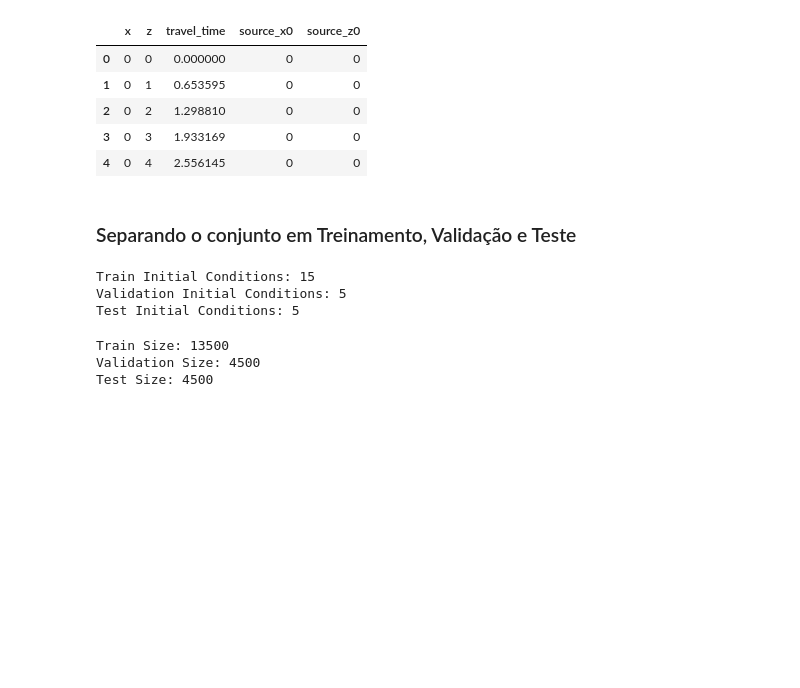
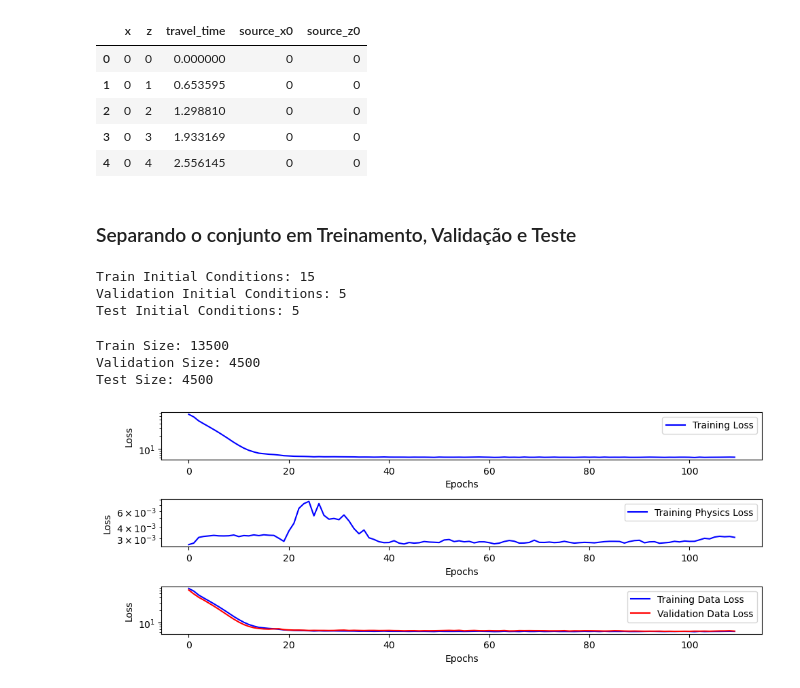
Before and after one commit to viniciuspaiva1/TCC-Eikonal, a Jupyter notebook: first_steps.ipynb, the cells around one changed output. Drawn from its saved outputs; the diff is of its cells as text; code cells hidden in the pictures; blank space fills up the shorter version.

Commit message:
feat: physics loss

```diff
--- a/first_steps.ipynb
+++ b/first_steps.ipynb
@@ -281,2 +245,27 @@ def physics_loss_fn(model, input_tensor, *args, **kwargs):
 
     return loss
+# %%
+def sin():
+    return torch.sin
+# %%
+torch.manual_seed(42)
+input_size = len(features)
+output_size = len(target)
+model = KAN([input_size, 6, 5, 4, output_size], grid_size=8,
+            spline_order=3, base_activation=sin)
+
+# Defines optimizer to update the parameters
+optimizer = optim.Adam(model.parameters(),
+                        lr=1e-3)
+
+
+# Defines a MSE loss function
+loss_fn = torch.nn.MSELoss(reduction='mean')
+# %%
+arch = Architecture(model, loss_fn, physics_loss_fn,
+                    optimizer, lamb=1e-3, lamb_l1=1e-3,
+                    lamb_entropy=2, lambda_physics=1e-3)
+arch.set_loaders(train_loader, val_loader)
+# %%
+n_epochs = 100
+arch.train(n_epochs=n_epochs, seed=SEED)
@@ -282,0 +274,5 @@ def physics_loss_fn(model, input_tensor, *args, **kwargs):
+# %%
+fig = arch.plot_losses()
+fig.show()
+# %% [output]
+[figure, added]
```
Also changed, not shown: parts of 6 cells of this notebook, 2 other files.
